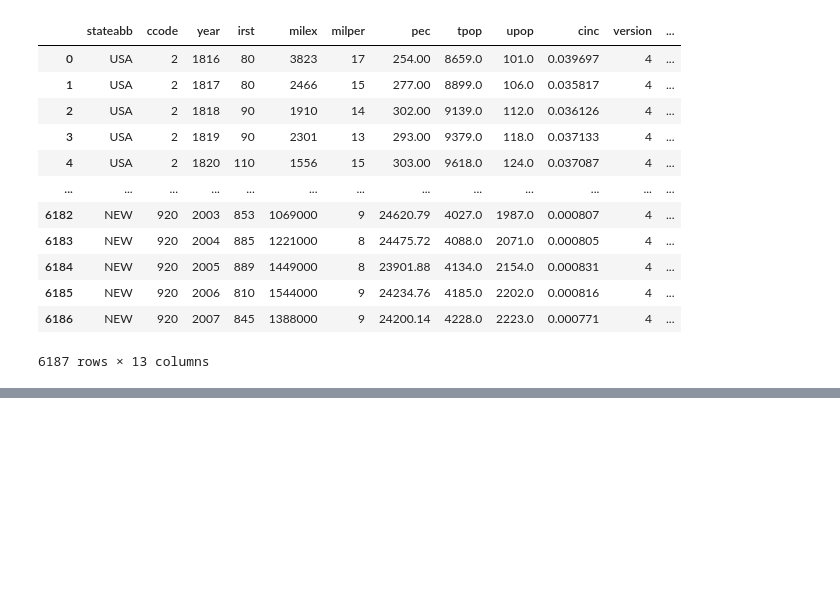
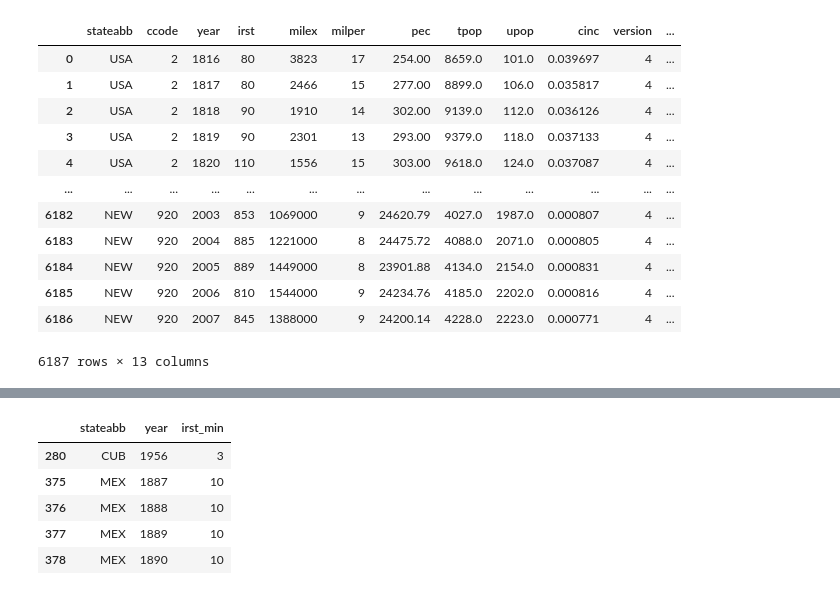
Before and after one commit to Utpal-Mishra/Zerve, a Jupyter notebook: ZervePastSteelData.ipynb, the cells around one changed output, grey strips where cells are left out. Cells and saved outputs as stored; diff of their text form; code cells hidden in the pictures; blank space fills up the shorter version.

```diff
--- a/ZervePastSteelData.ipynb
+++ b/ZervePastSteelData.ipynb
@@ -157,0 +177,11 @@ map(newdata)
+# %%
+newdata['irst_min'] = newdata.groupby(['year'])['irst'].transform(min)
+mindata = newdata[newdata['irst'] == newdata['irst_min']][['stateabb', 'year', 'irst_min']]
+mindata.head()
+# %% [output]
+|  | stateabb | year | irst_min |
+| 280 | CUB | 1956 | 3 |
+| 375 | MEX | 1887 | 10 |
+| 376 | MEX | 1888 | 10 |
+| 377 | MEX | 1889 | 10 |
+| 378 | MEX | 1890 | 10 |
```
Also changed, not shown: parts of 4 cells of this notebook.
